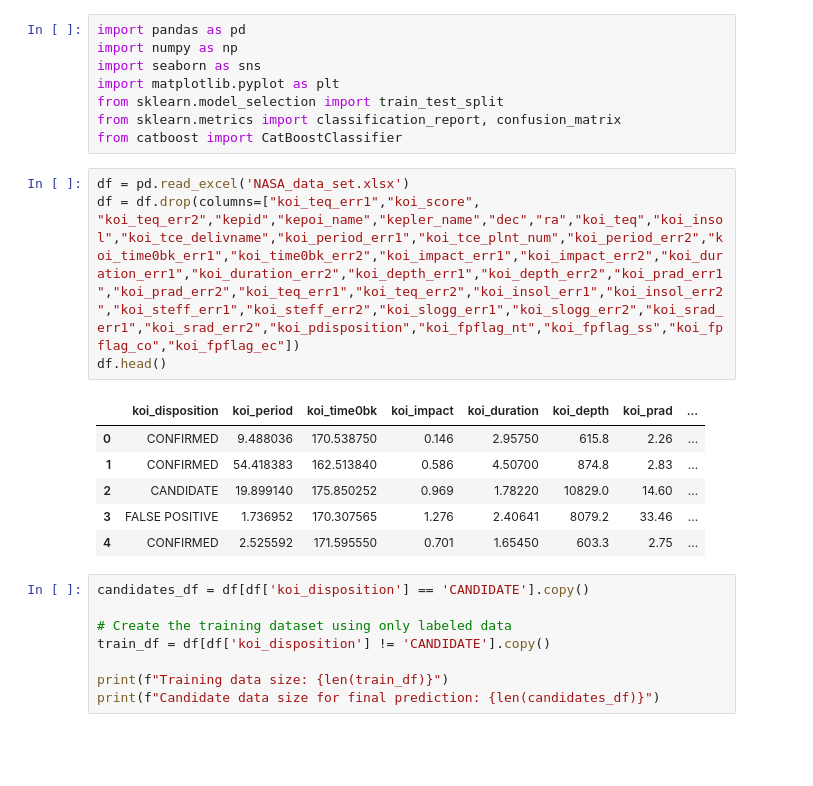
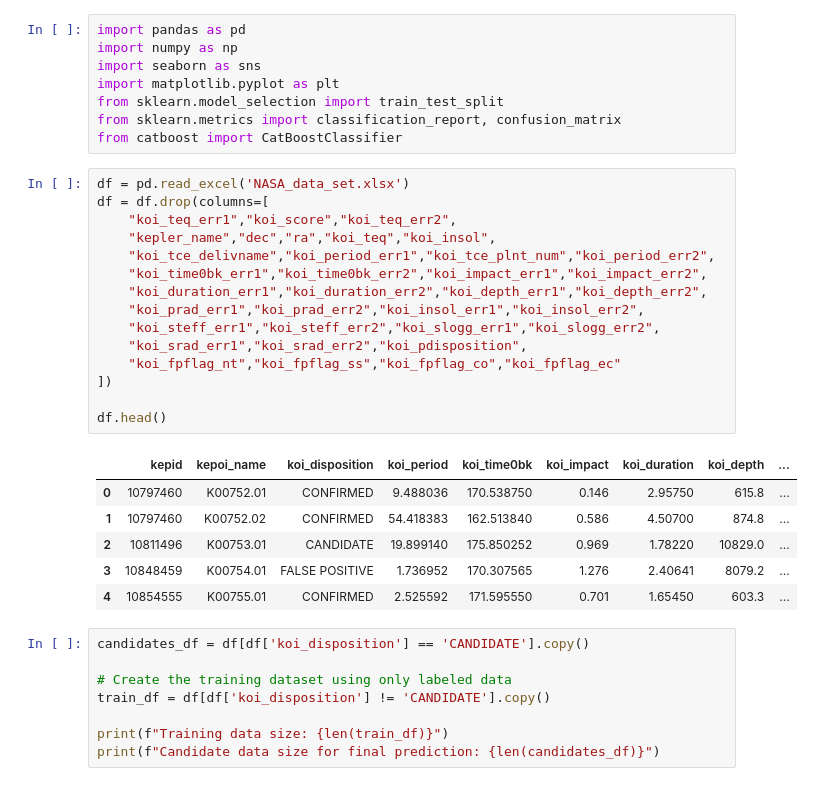
Before and after one commit to RidaHajjAli/COSMONOVA, a Jupyter notebook: Notebook_Rida.ipynb, the cells around one changed output. Drawn from its saved outputs; the diff is of its cells as text; blank space fills up the shorter version.

```diff
--- a/Notebook_Rida.ipynb
+++ b/Notebook_Rida.ipynb
@@ -10,15 +10,26 @@ from sklearn.metrics import classification_report, confusion_matrix
 from catboost import CatBoostClassifier
 # %%
 df = pd.read_excel('NASA_data_set.xlsx')
-df = df.drop(columns=["koi_teq_err1","koi_score", "koi_teq_err2","kepid","kepoi_name","kepler_name","dec","ra","koi_teq","koi_insol","koi_tce_delivname","koi_period_err1","koi_tce_plnt_num","koi_period_err2","koi_time0bk_err1","koi_time0bk_err2","koi_impact_err1","koi_impact_err2","koi_duration_err1","koi_duration_err2","koi_depth_err1","koi_depth_err2","koi_prad_err1","koi_prad_err2","koi_teq_err1","koi_teq_err2","koi_insol_err1","koi_insol_err2","koi_steff_err1","koi_steff_err2","koi_slogg_err1","koi_slogg_err2","koi_srad_err1","koi_srad_err2","koi_pdisposition","koi_fpflag_nt","koi_fpflag_ss","koi_fpflag_co","koi_fpflag_ec"])
+df = df.drop(columns=[
+    "koi_teq_err1","koi_score","koi_teq_err2",
+    "kepler_name","dec","ra","koi_teq","koi_insol",
+    "koi_tce_delivname","koi_period_err1","koi_tce_plnt_num","koi_period_err2",
+    "koi_time0bk_err1","koi_time0bk_err2","koi_impact_err1","koi_impact_err2",
+    "koi_duration_err1","koi_duration_err2","koi_depth_err1","koi_depth_err2",
+    "koi_prad_err1","koi_prad_err2","koi_insol_err1","koi_insol_err2",
+    "koi_steff_err1","koi_steff_err2","koi_slogg_err1","koi_slogg_err2",
+    "koi_srad_err1","koi_srad_err2","koi_pdisposition",
+    "koi_fpflag_nt","koi_fpflag_ss","koi_fpflag_co","koi_fpflag_ec"
+])
+
 df.head()
 # %% [output]
-|  | koi_disposition | koi_period | koi_time0bk | koi_impact | koi_duration | koi_depth | koi_prad | ... |
-| 0 | CONFIRMED | 9.488036 | 170.538750 | 0.146 | 2.95750 | 615.8 | 2.26 | ... |
-| 1 | CONFIRMED | 54.418383 | 162.513840 | 0.586 | 4.50700 | 874.8 | 2.83 | ... |
-| 2 | CANDIDATE | 19.899140 | 175.850252 | 0.969 | 1.78220 | 10829.0 | 14.60 | ... |
-| 3 | FALSE POSITIVE | 1.736952 | 170.307565 | 1.276 | 2.40641 | 8079.2 | 33.46 | ... |
-| 4 | CONFIRMED | 2.525592 | 171.595550 | 0.701 | 1.65450 | 603.3 | 2.75 | ... |
+|  | kepid | kepoi_name | koi_disposition | koi_period | koi_time0bk | koi_impact | koi_duration | koi_depth | ... |
+| 0 | 10797460 | K00752.01 | CONFIRMED | 9.488036 | 170.538750 | 0.146 | 2.95750 | 615.8 | ... |
+| 1 | 10797460 | K00752.02 | CONFIRMED | 54.418383 | 162.513840 | 0.586 | 4.50700 | 874.8 | ... |
+| 2 | 10811496 | K00753.01 | CANDIDATE | 19.899140 | 175.850252 | 0.969 | 1.78220 | 10829.0 | ... |
+| 3 | 10848459 | K00754.01 | FALSE POSITIVE | 1.736952 | 170.307565 | 1.276 | 2.40641 | 8079.2 | ... |
+| 4 | 10854555 | K00755.01 | CONFIRMED | 2.525592 | 171.595550 | 0.701 | 1.65450 | 603.3 | ... |
 # %%
 candidates_df = df[df['koi_disposition'] == 'CANDIDATE'].copy()
 
```
Also changed, not shown: parts of 11 cells of this notebook.
